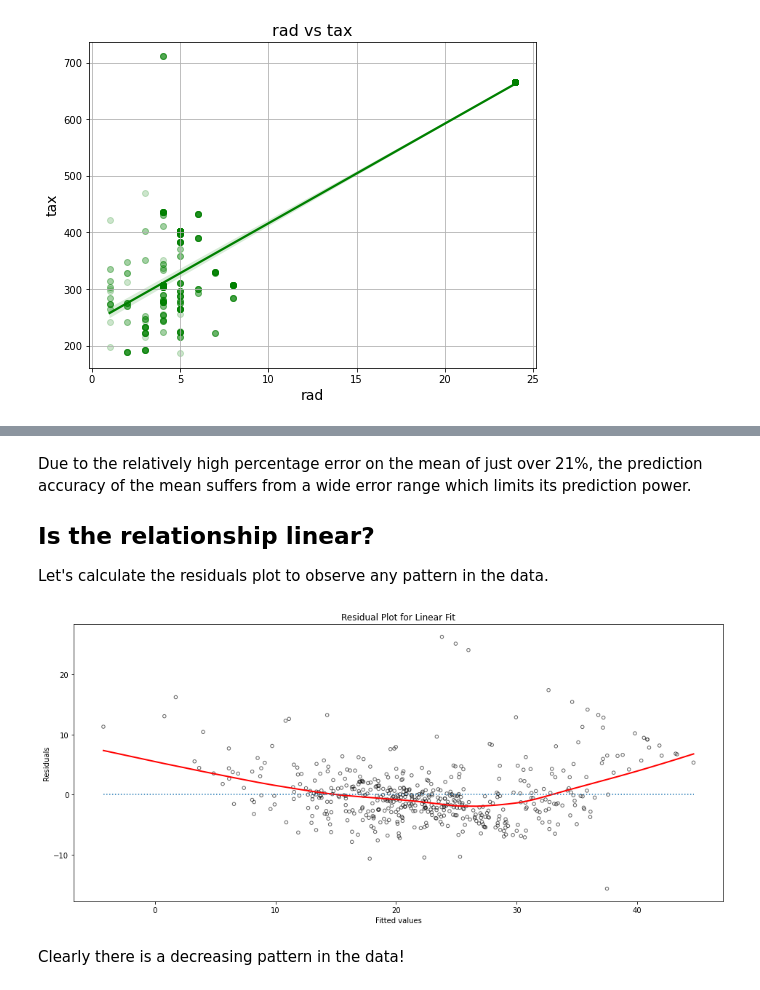
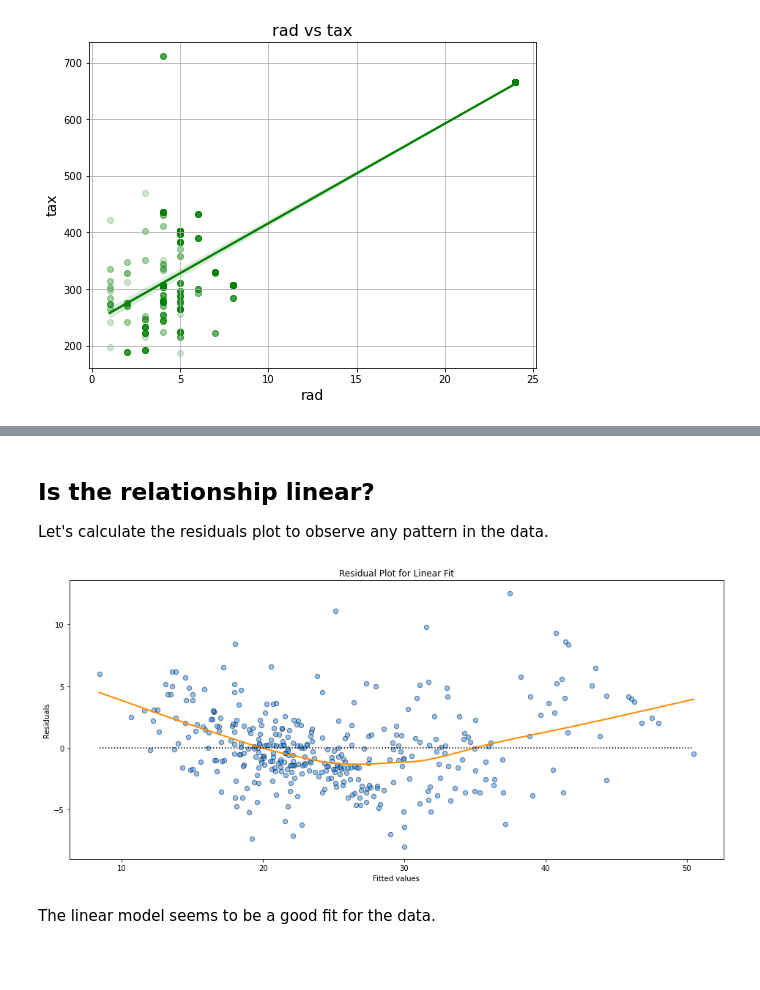
Before and after one commit to capac/ISLwR-python-code, a Jupyter notebook: chapter-3/Chapter 3. Linear Regression - Lab.ipynb, the cells around one changed output, grey strips where cells are left out. Saved outputs shown, nothing was run; the diff lists cells and outputs as text; code cells hidden in the pictures; blank space fills up the shorter version.

```diff
--- a/chapter-3/Chapter 3. Linear Regression - Lab.ipynb
+++ b/chapter-3/Chapter 3. Linear Regression - Lab.ipynb
@@ -205,0 +185,2 @@ Percentage error of the mean: 21.06%
+# %%
+boston_rt_df = boston_df.loc[(boston_df['tax'] < 500) & (boston_df['rad'] < 10)]
@@ -205,0 +211,5 @@ Percentage error of the mean: 21.06%
+# %%
+y, X = dmatrices('medv ~ '+str(predictors), return_type='dataframe', data=boston_rt_df)
+# %%
+results = sm.OLS(y, X).fit()
+print(results.summary())
@@ -206,6 +255,4 @@ Percentage error of the mean: 21.06%
 # %% [markdown]
-Due to the relatively high percentage error on the mean of just over 21%, the prediction accuracy of the mean suffers from a wide error range which limits its prediction power.
-
 ## Is the relationship linear?
 
 Let's calculate the residuals plot to observe any pattern in the data.
@@ -214,13 +261,13 @@ resid = y.values.ravel()-results.fittedvalues
 # %%
 fig, axes = plt.subplots(1, 1, figsize=(16, 7))
 sb.regplot(x=results.fittedvalues, y=resid, ci=None, lowess=True, \
-           scatter_kws={'facecolors':'None', 'edgecolors':'k', 's':20, 'alpha':0.6}, \
-           line_kws={'lw': 2, 'color':'r'}, ax=axes)
-axes.hlines(0, axes.xaxis.get_data_interval()[0], axes.xaxis.get_data_interval()[1], linestyles=':')
+           scatter_kws={'facecolors':'dodgerblue', 'edgecolors':'k', 's':40, 'alpha':0.5}, \
+           line_kws={'lw': 2, 'color':'darkorange'}, ax=axes)
+axes.hlines(0, axes.xaxis.get_data_interval()[0], axes.xaxis.get_data_interval()[1], linestyles=':', color='k')
 axes.set_xlabel('Fitted values')
 axes.set_ylabel('Residuals')
 axes.set_title('Residual Plot for Linear Fit');
 # %% [output]
-[figure, old version]
+[figure, new version]
 # %% [markdown]
-Clearly there is a decreasing pattern in the data!
+The linear model seems to be a good fit for the data.
```
Also changed, not shown: parts of 26 cells of this notebook.
